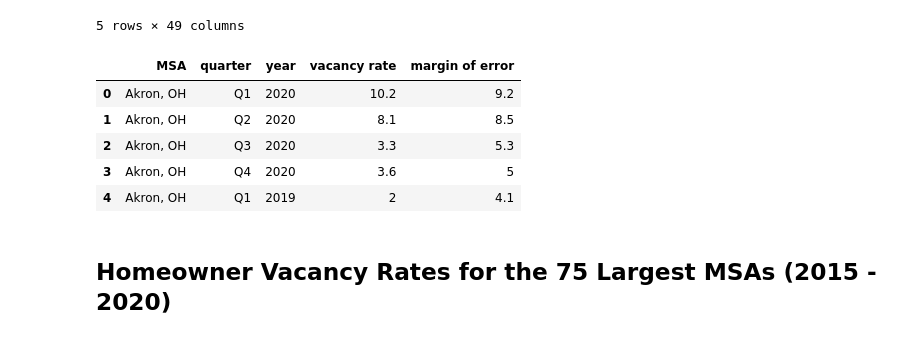
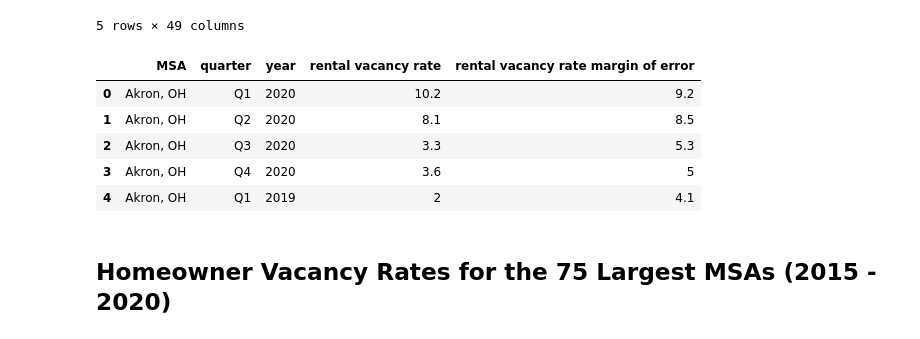
Before and after one commit to jamilao/housing-and-covid19, a Jupyter notebook: notebooks/census-and-covid.ipynb, the cells around one changed output. Cells and saved outputs as stored; diff of their text form; code cells hidden in the pictures.

```diff
--- a/notebooks/census-and-covid.ipynb
+++ b/notebooks/census-and-covid.ipynb
@@ -75,16 +75,19 @@ rental_vacancy_df.head()
 | 3 | Allentown-Bethlehem-Easton, PA-NJ | 4.5 | 5.9 | 5.6 | 6.6 | 2.9 | ... |
 | 4 | Atlanta-Sandy Springs-Roswell, GA1 | 6.9 | 2.5 | 5.1 | 2.3 | 5.8 | ... |
 5 rows × 49 columns
-# %%
-rv_flat_df = flatten_df(rental_vacancy_df)
-rv_flat_df.head()
-# %% [output]
-|  | MSA | quarter | year | vacancy rate | margin of error |
-| 0 | Akron, OH | Q1 | 2020 | 10.2 | 9.2 |
-| 1 | Akron, OH | Q2 | 2020 | 8.1 | 8.5 |
-| 2 | Akron, OH | Q3 | 2020 | 3.3 | 5.3 |
-| 3 | Akron, OH | Q4 | 2020 | 3.6 | 5 |
-| 4 | Akron, OH | Q1 | 2019 | 2 | 4.1 |
+# %%
+# convert quasi pivot table into flat dataframe
+rv_flat_df = flatten_df(rental_vacancy_df)
+rv_flat_df = rv_flat_df.rename(columns={"vacancy rate":"rental vacancy rate",
+                                        "margin of error":"rental vacancy rate margin of error"})
+rv_flat_df.head()
+# %% [output]
+|  | MSA | quarter | year | rental vacancy rate | rental vacancy rate margin of error |
+| 0 | Akron, OH | Q1 | 2020 | 10.2 | 9.2 |
+| 1 | Akron, OH | Q2 | 2020 | 8.1 | 8.5 |
+| 2 | Akron, OH | Q3 | 2020 | 3.3 | 5.3 |
+| 3 | Akron, OH | Q4 | 2020 | 3.6 | 5 |
+| 4 | Akron, OH | Q1 | 2019 | 2 | 4.1 |
 # %% [markdown]
 ## Homeowner Vacancy Rates for the 75 Largest MSAs (2015 - 2020)
 # %%
```
Also changed, not shown: parts of 6 cells of this notebook.
